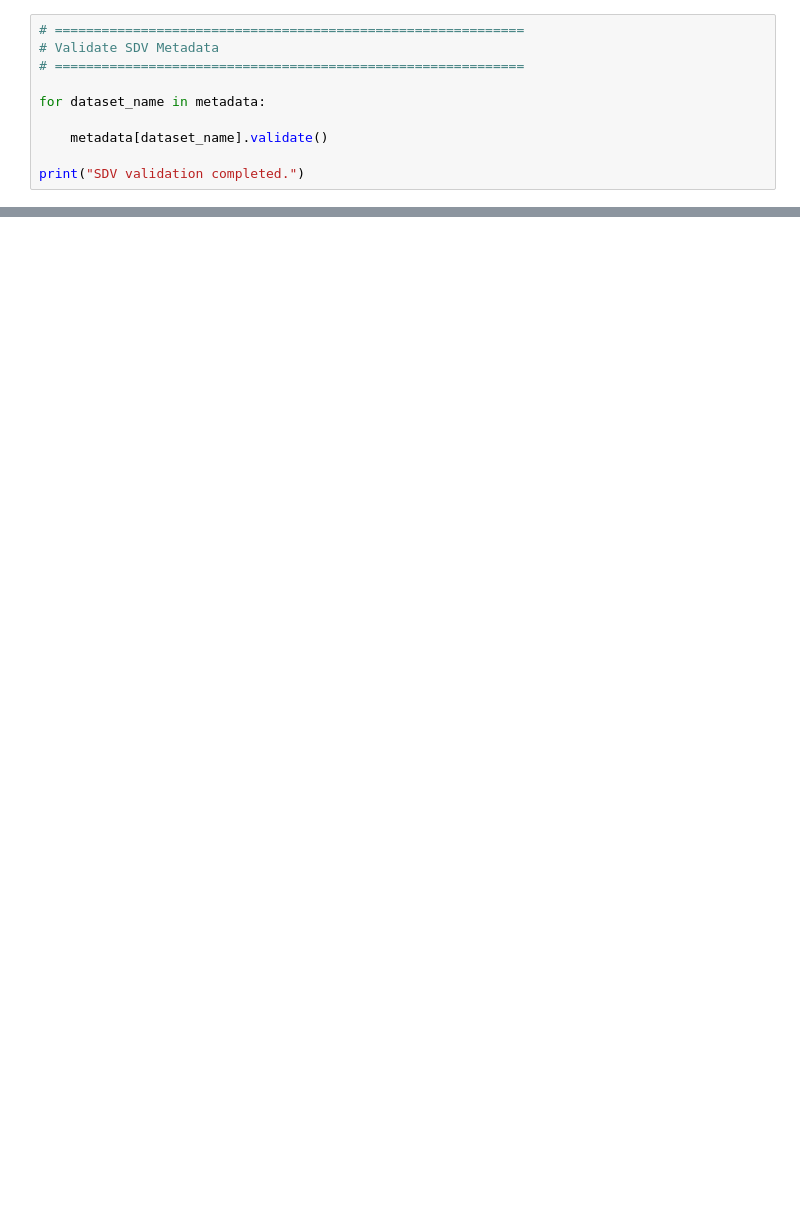
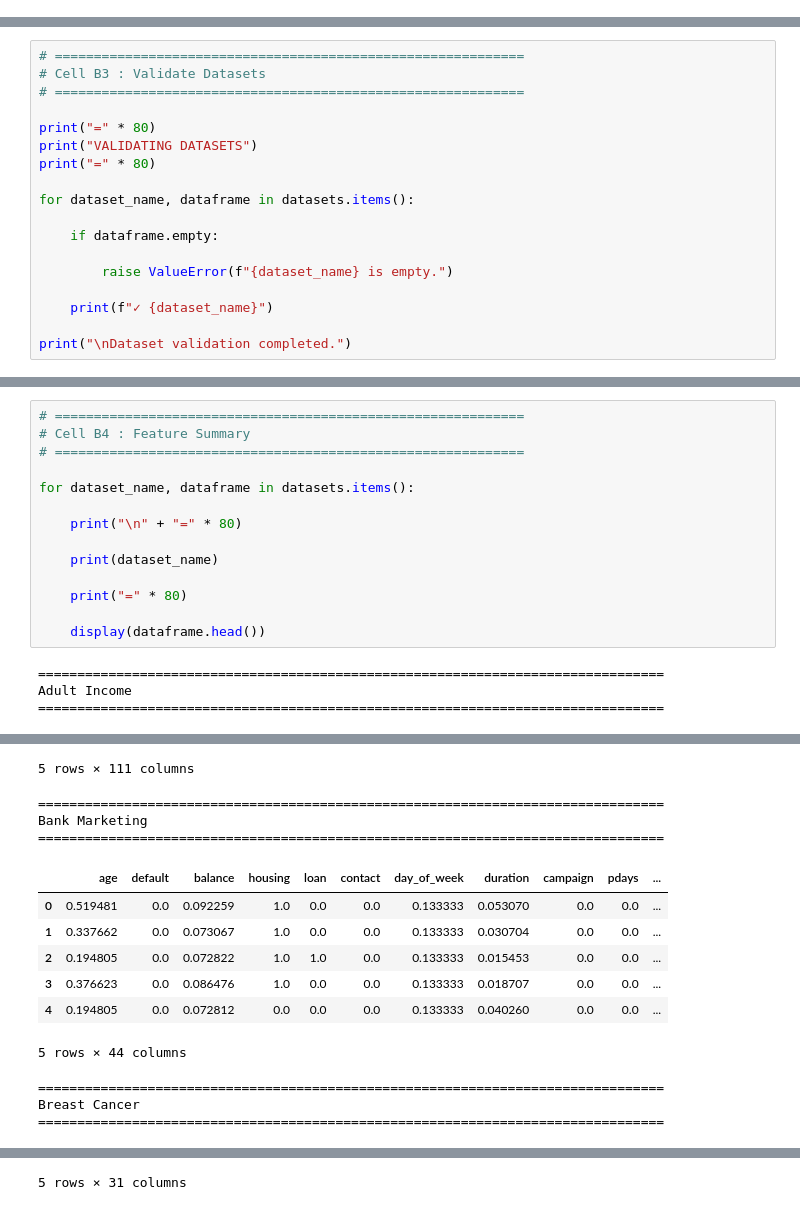
Before and after one commit to amzad-786githumb/Privacy-Preserving-Synthetic-Tabular-Data-Generation-Using-Generative-Adversarial-Networks, a Jupyter notebook: 04_Baseline_Deep_Models.ipynb, the cells around one changed output, grey strips where cells are left out. Cells and saved outputs as stored; diff of their text form; blank space fills up the shorter version.

```diff
--- a/04_Baseline_Deep_Models.ipynb
+++ b/04_Baseline_Deep_Models.ipynb
@@ -751,10 +2,0 @@ Metadata perfectly matches processed datasets.
-# %%
-# ============================================================
-# Validate SDV Metadata
-# ============================================================
-
-for dataset_name in metadata:
-
-    metadata[dataset_name].validate()
-
-print("SDV validation completed.")
@@ -3427,0 +325,18 @@ Metadata Columns : 31
+# %%
+# ============================================================
+# Cell B3 : Validate Datasets
+# ============================================================
+
+print("=" * 80)
+print("VALIDATING DATASETS")
+print("=" * 80)
+
+for dataset_name, dataframe in datasets.items():
+
+    if dataframe.empty:
+
+        raise ValueError(f"{dataset_name} is empty.")
+
+    print(f"✓ {dataset_name}")
+
+print("\nDataset validation completed.")
@@ -3427,0 +352,18 @@ Metadata Columns : 31
+# %%
+# ============================================================
+# Cell B4 : Feature Summary
+# ============================================================
+
+for dataset_name, dataframe in datasets.items():
+
+    print("\n" + "=" * 80)
+
+    print(dataset_name)
+
+    print("=" * 80)
+
+    display(dataframe.head())
+# %% [output]
+================================================================================
+Adult Income
+================================================================================
@@ -3427,0 +376,14 @@ Metadata Columns : 31
+5 rows × 111 columns
+================================================================================
+Bank Marketing
+================================================================================
+|  | age | default | balance | housing | loan | contact | day_of_week | duration | campaign | pdays | ... |
+| 0 | 0.519481 | 0.0 | 0.092259 | 1.0 | 0.0 | 0.0 | 0.133333 | 0.053070 | 0.0 | 0.0 | ... |
+| 1 | 0.337662 | 0.0 | 0.073067 | 1.0 | 0.0 | 0.0 | 0.133333 | 0.030704 | 0.0 | 0.0 | ... |
+| 2 | 0.194805 | 0.0 | 0.072822 | 1.0 | 1.0 | 0.0 | 0.133333 | 0.015453 | 0.0 | 0.0 | ... |
+| 3 | 0.376623 | 0.0 | 0.086476 | 1.0 | 0.0 | 0.0 | 0.133333 | 0.018707 | 0.0 | 0.0 | ... |
+| 4 | 0.194805 | 0.0 | 0.072812 | 0.0 | 0.0 | 0.0 | 0.133333 | 0.040260 | 0.0 | 0.0 | ... |
+5 rows × 44 columns
+================================================================================
+Breast Cancer
+================================================================================
@@ -3427,0 +396 @@ Metadata Columns : 31
+5 rows × 31 columns
```
Also changed, not shown: parts of 147 cells of this notebook.
